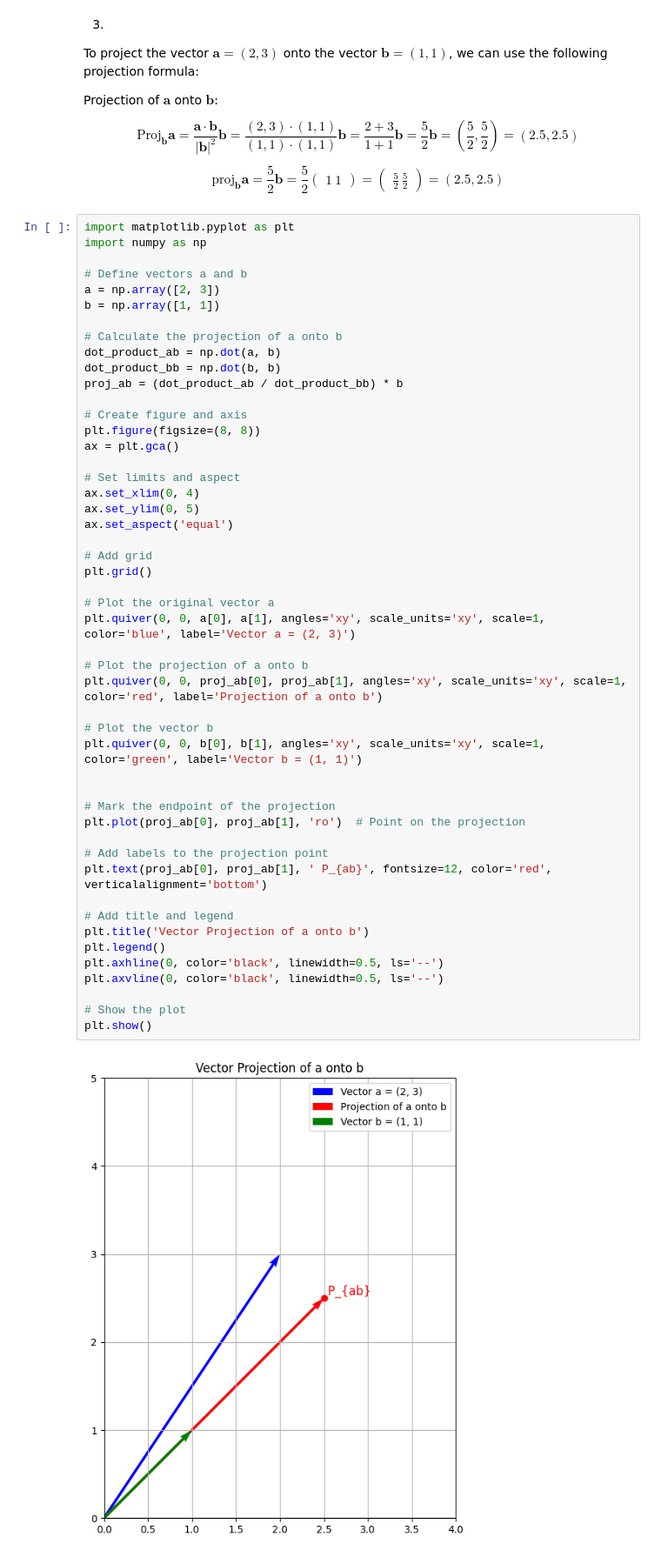
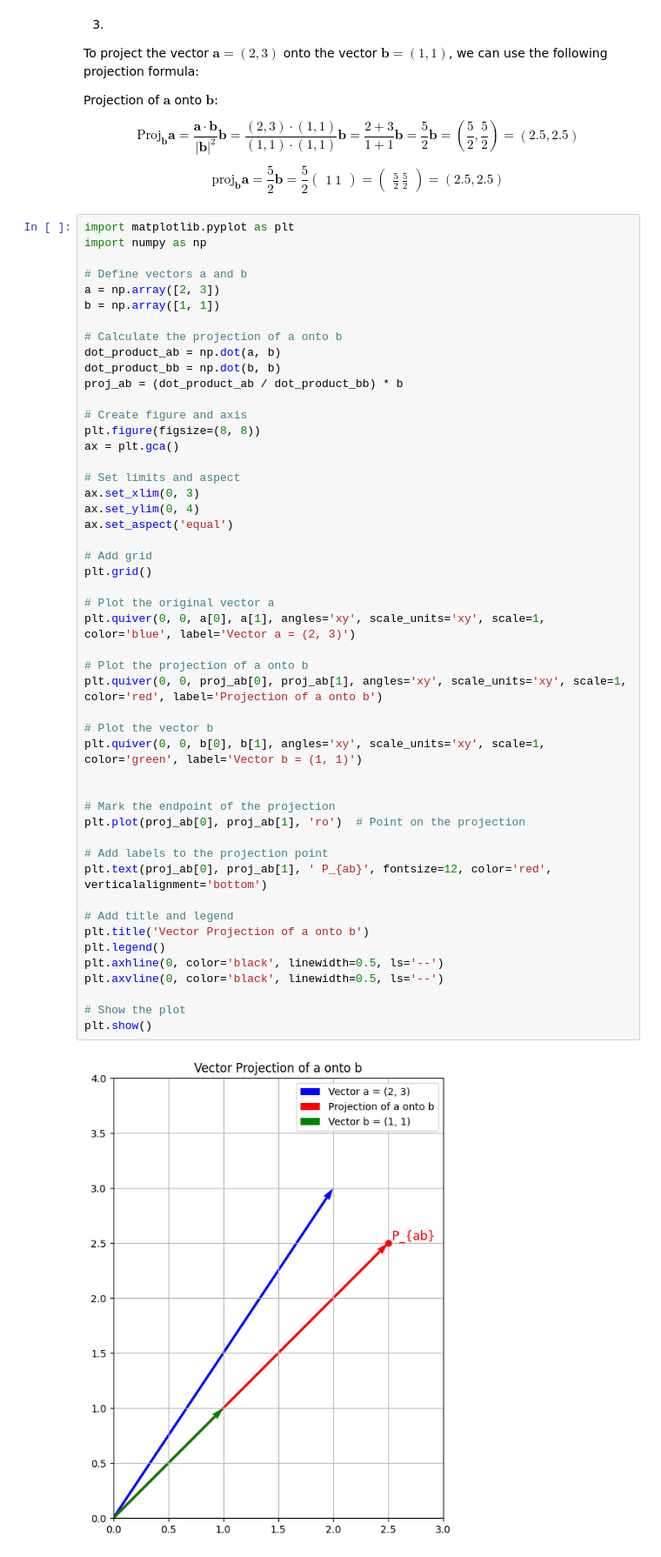
Before and after one commit to itaeh-hue/Math-2024-25-Winter, a Jupyter notebook: Notebooks_EN/01_Linear_Algebra/03_Vectors/LA_Vectors_projections.ipynb, the cells around one changed output. Shown at 87% size. Drawn from its saved outputs; the diff is of its cells as text.

```diff
--- a/Notebooks_EN/01_Linear_Algebra/03_Vectors/LA_Vectors_projections.ipynb
+++ b/Notebooks_EN/01_Linear_Algebra/03_Vectors/LA_Vectors_projections.ipynb
@@ -265,36 +265,36 @@ plt.figure(figsize=(8, 8))
 ax = plt.gca()
 
 # Set limits and aspect
-ax.set_xlim(0, 4)
-ax.set_ylim(0, 5)
+ax.set_xlim(0, 3)
+ax.set_ylim(0, 4)
 ax.set_aspect('equal')
 
 # Add grid
 plt.grid()
 
 # Plot the original vector a
 plt.quiver(0, 0, a[0], a[1], angles='xy', scale_units='xy', scale=1, color='blue', label='Vector a = (2, 3)')
 
 # Plot the projection of a onto b
 plt.quiver(0, 0, proj_ab[0], proj_ab[1], angles='xy', scale_units='xy', scale=1, color='red', label='Projection of a onto b')
 
 # Plot the vector b
 plt.quiver(0, 0, b[0], b[1], angles='xy', scale_units='xy', scale=1, color='green', label='Vector b = (1, 1)')
 
 
 # Mark the endpoint of the projection
 plt.plot(proj_ab[0], proj_ab[1], 'ro')  # Point on the projection
 
 # Add labels to the projection point
 plt.text(proj_ab[0], proj_ab[1], ' P_{ab}', fontsize=12, color='red', verticalalignment='bottom')
 
 # Add title and legend
 plt.title('Vector Projection of a onto b')
 plt.legend()
 plt.axhline(0, color='black', linewidth=0.5, ls='--')
 plt.axvline(0, color='black', linewidth=0.5, ls='--')
 
 # Show the plot
 plt.show()
 # %% [output]
-[figure, old version]
+[figure, new version]
```
Also changed, not shown: parts of 2 cells of this notebook.
